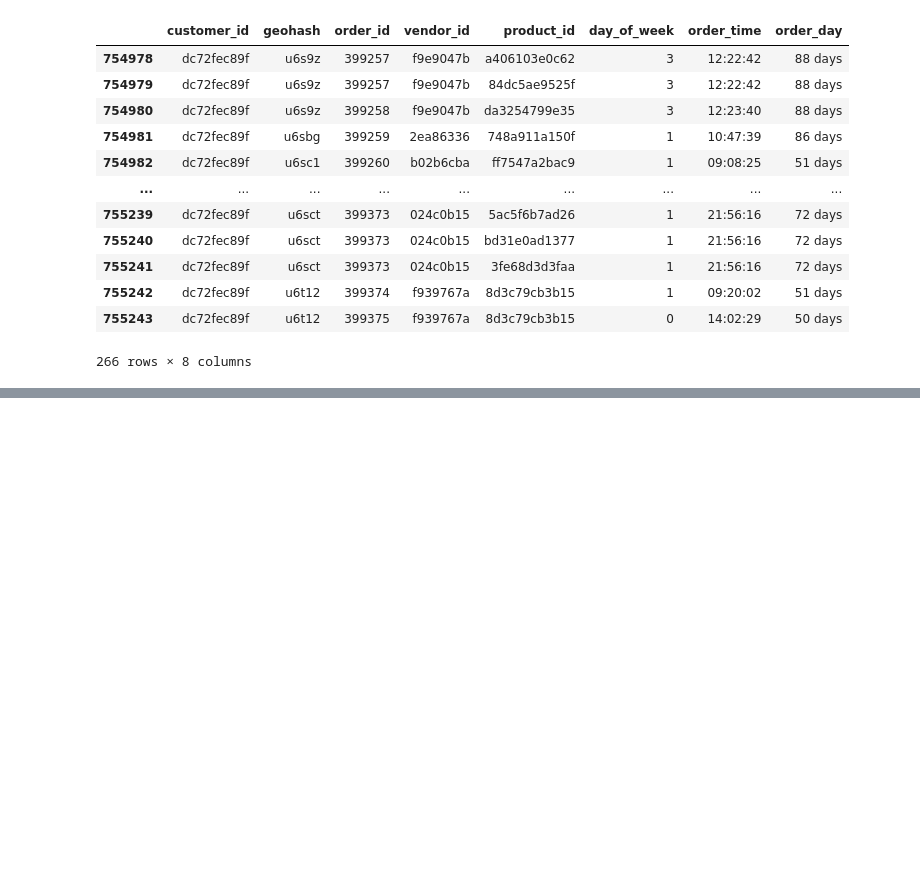
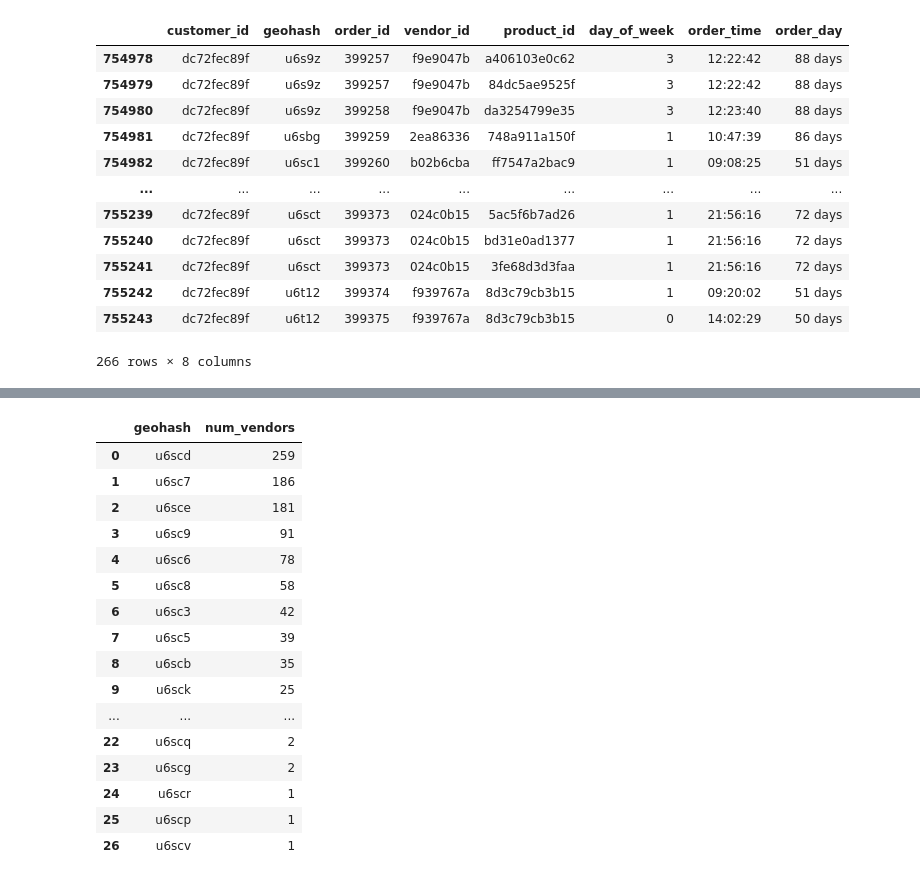
Before and after one commit to aguille-vert/delivery-hero-dataset, a Jupyter notebook: notebooks/00_delivery_hero_eda.ipynb, the cells around one changed output, grey strips where cells are left out. Cells and saved outputs as stored; diff of their text form; code cells hidden in the pictures; blank space fills up the shorter version.

```diff
--- a/notebooks/00_delivery_hero_eda.ipynb
+++ b/notebooks/00_delivery_hero_eda.ipynb
@@ -612,0 +686,25 @@ orders_se.query("customer_id==@cust_id")
+# %%
+geo_vendors_df = vendors_se.groupby('geohash').agg({'vendor_id':'nunique'}).reset_index()
+geo_vendors_df.columns = ['geohash', 'num_vendors']
+geo_vendors_df = geo_vendors_df.sort_values('num_vendors',
+                                      ascending=False,
+                                      ignore_index=True)
+geo_vendors_df
+# %% [output]
+|  | geohash | num_vendors |
+| 0 | u6scd | 259 |
+| 1 | u6sc7 | 186 |
+| 2 | u6sce | 181 |
+| 3 | u6sc9 | 91 |
+| 4 | u6sc6 | 78 |
+| 5 | u6sc8 | 58 |
+| 6 | u6sc3 | 42 |
+| 7 | u6sc5 | 39 |
+| 8 | u6scb | 35 |
+| 9 | u6sck | 25 |
+| ... | ... | ... |
+| 22 | u6scq | 2 |
+| 23 | u6scg | 2 |
+| 24 | u6scr | 1 |
+| 25 | u6scp | 1 |
+| 26 | u6scv | 1 |
```
Also changed, not shown: parts of 48 cells of this notebook.
